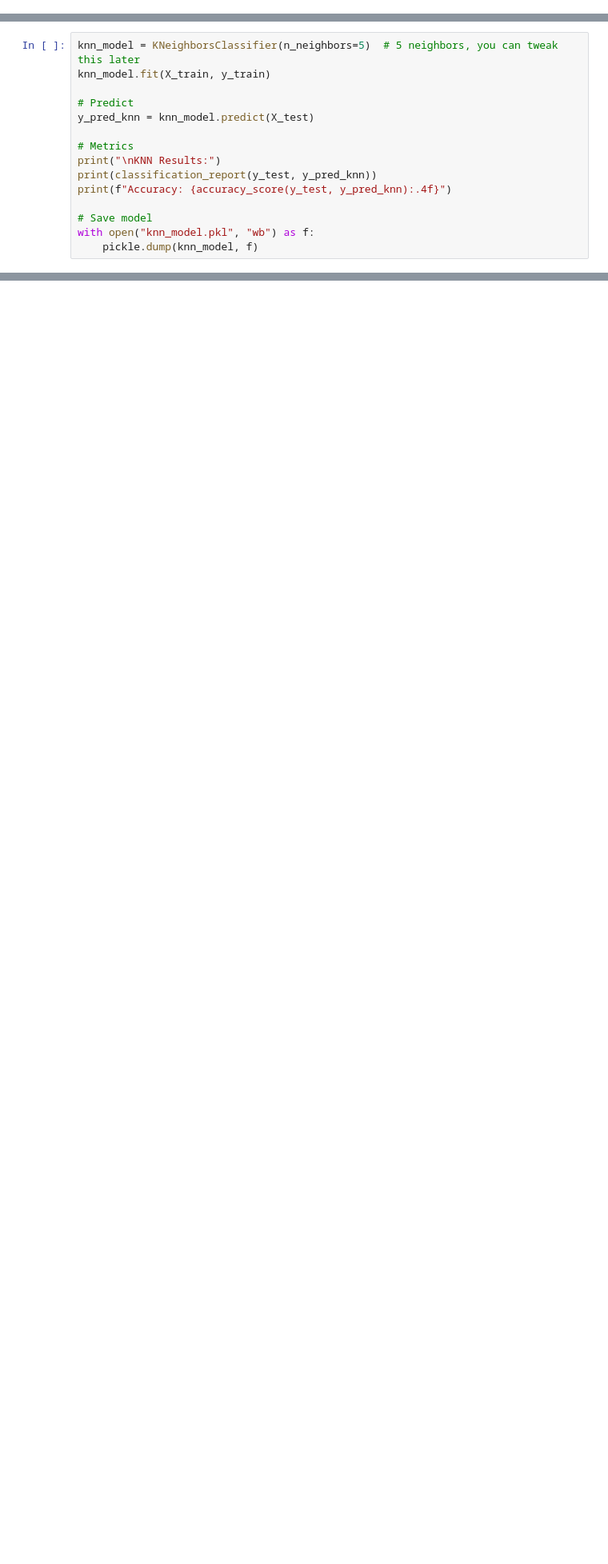
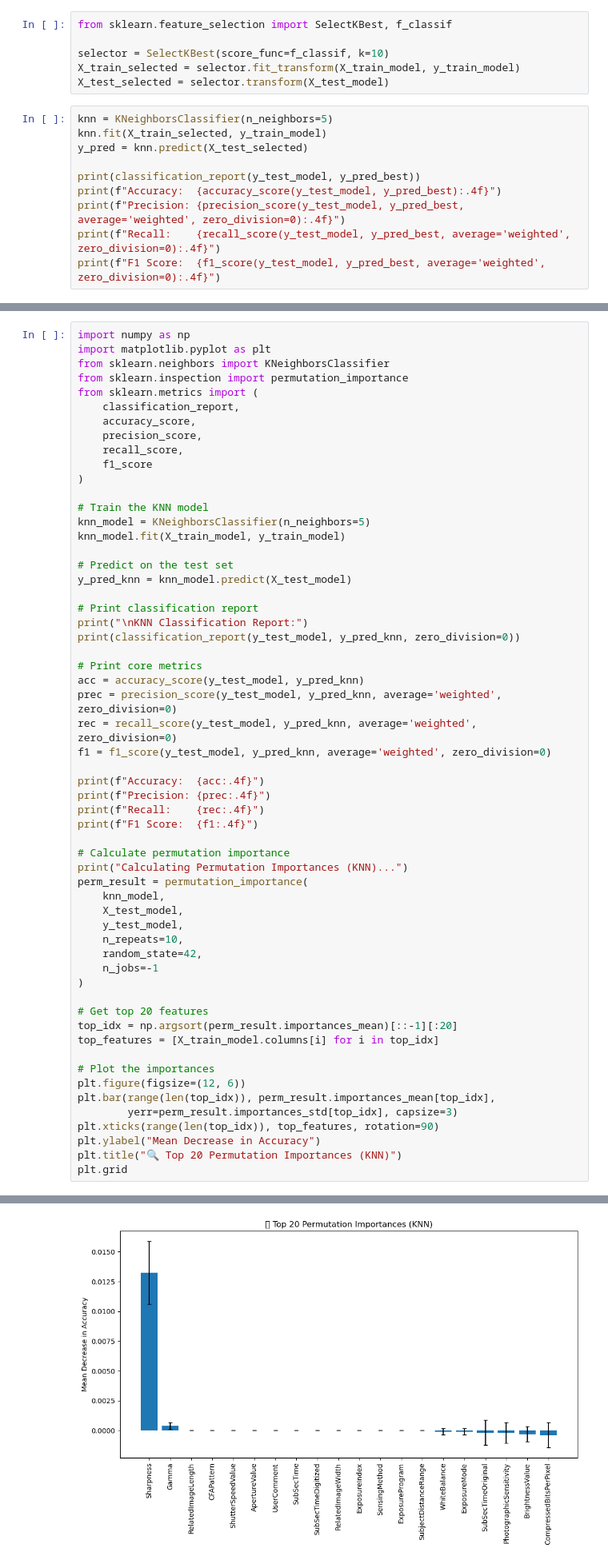
Before and after one commit to skivdal/ImageHat, a Jupyter notebook: device_attribution_ml.ipynb, the cells around one changed output, grey strips where cells are left out. Shown at 80% size. Saved outputs shown, nothing was run; the diff lists cells and outputs as text; blank space fills up the shorter version.

```diff
--- a/device_attribution_ml.ipynb
+++ b/device_attribution_ml.ipynb
@@ -513,0 +793,16 @@ Accuracy: 0.9101
+# %%
+from sklearn.feature_selection import SelectKBest, f_classif
+
+selector = SelectKBest(score_func=f_classif, k=10)
+X_train_selected = selector.fit_transform(X_train_model, y_train_model)
+X_test_selected = selector.transform(X_test_model)
+# %%
+knn = KNeighborsClassifier(n_neighbors=5)
+knn.fit(X_train_selected, y_train_model)
+y_pred = knn.predict(X_test_selected)
+
+print(classification_report(y_test_model, y_pred_best))
+print(f"Accuracy:  {accuracy_score(y_test_model, y_pred_best):.4f}")
+print(f"Precision: {precision_score(y_test_model, y_pred_best, average='weighted', zero_division=0):.4f}")
+print(f"Recall:    {recall_score(y_test_model, y_pred_best, average='weighted', zero_division=0):.4f}")
+print(f"F1 Score:  {f1_score(y_test_model, y_pred_best, average='weighted', zero_division=0):.4f}")
@@ -514,16 +827,59 @@ Accuracy: 0.9101
 # %%
-knn_model = KNeighborsClassifier(n_neighbors=5)  # 5 neighbors, you can tweak this later
-knn_model.fit(X_train, y_train)
+import numpy as np
+import matplotlib.pyplot as plt
+from sklearn.neighbors import KNeighborsClassifier
+from sklearn.inspection import permutation_importance
+from sklearn.metrics import (
+    classification_report,
+    accuracy_score,
+    precision_score,
+    recall_score,
+    f1_score
+)
 
-# Predict
-y_pred_knn = knn_model.predict(X_test)
+# Train the KNN model
+knn_model = KNeighborsClassifier(n_neighbors=5)
+knn_model.fit(X_train_model, y_train_model)
 
-# Metrics
-print("\nKNN Results:")
-print(classification_report(y_test, y_pred_knn))
-print(f"Accuracy: {accuracy_score(y_test, y_pred_knn):.4f}")
+# Predict on the test set
+y_pred_knn = knn_model.predict(X_test_model)
 
-# Save model
-with open("knn_model.pkl", "wb") as f:
-    pickle.dump(knn_model, f)
+# Print classification report
+print("\nKNN Classification Report:")
+print(classification_report(y_test_model, y_pred_knn, zero_division=0))
+
+# Print core metrics
+acc = accuracy_score(y_test_model, y_pred_knn)
+prec = precision_score(y_test_model, y_pred_knn, average='weighted', zero_division=0)
+rec = recall_score(y_test_model, y_pred_knn, average='weighted', zero_division=0)
+f1 = f1_score(y_test_model, y_pred_knn, average='weighted', zero_division=0)
+
+print(f"Accuracy:  {acc:.4f}")
+print(f"Precision: {prec:.4f}")
+print(f"Recall:    {rec:.4f}")
+print(f"F1 Score:  {f1:.4f}")
+
+# Calculate permutation importance
+print("Calculating Permutation Importances (KNN)...")
+perm_result = permutation_importance(
+    knn_model,
+    X_test_model,
+    y_test_model,
+    n_repeats=10,
+    random_state=42,
+    n_jobs=-1
+)
+
+# Get top 20 features
+top_idx = np.argsort(perm_result.importances_mean)[::-1][:20]
+top_features = [X_train_model.columns[i] for i in top_idx]
+
+# Plot the importances
+plt.figure(figsize=(12, 6))
+plt.bar(range(len(top_idx)), perm_result.importances_mean[top_idx],
+        yerr=perm_result.importances_std[top_idx], capsize=3)
+plt.xticks(range(len(top_idx)), top_features, rotation=90)
+plt.ylabel("Mean Decrease in Accuracy")
+plt.title("🔍 Top 20 Permutation Importances (KNN)")
+plt.grid
 # %% [output]
@@ -546,0 +904 @@ Accuracy: 0.9080
+[figure, added]
```
Also changed, not shown: parts of 55 cells of this notebook, 16 other files.
